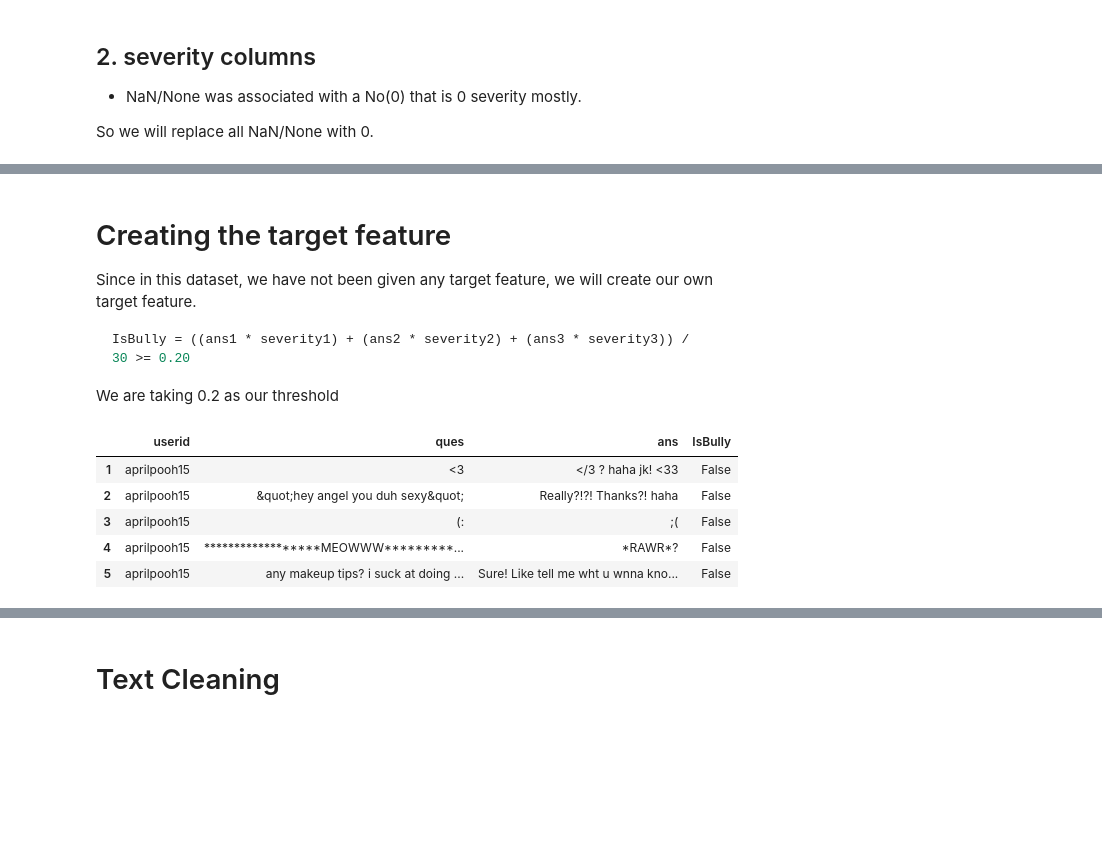
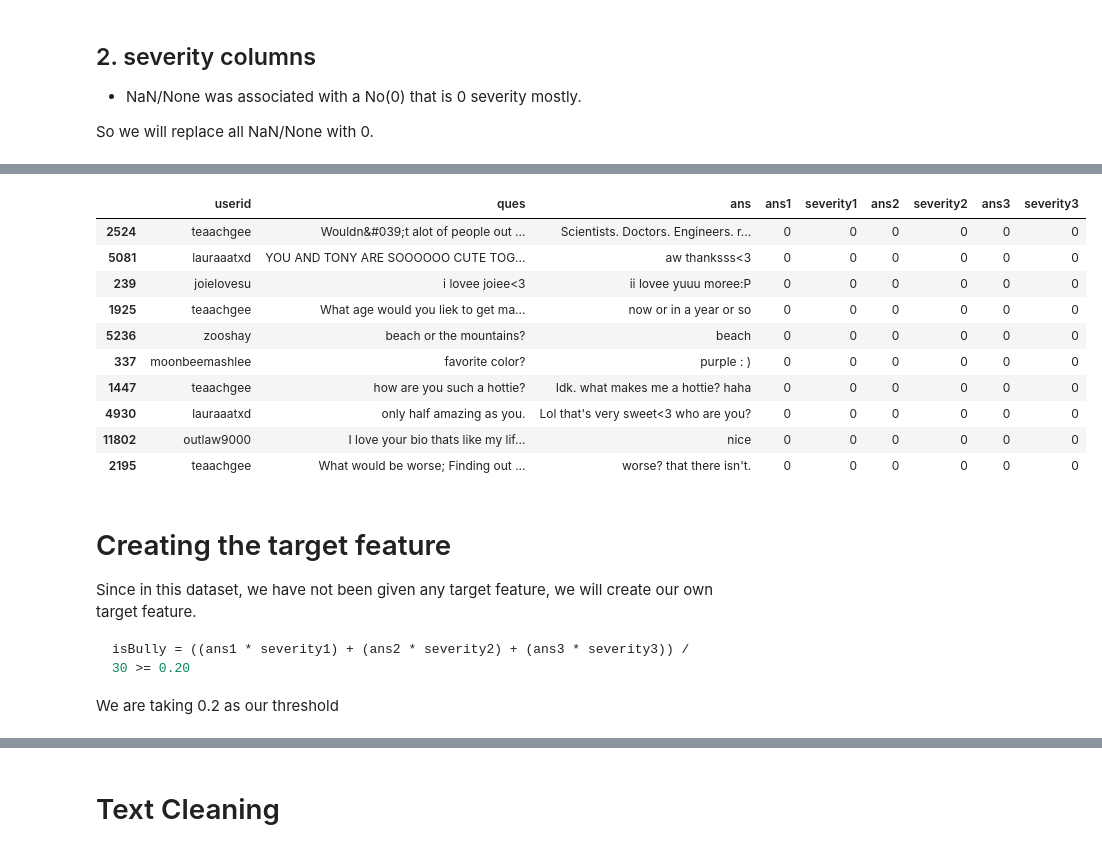
Before and after one commit to ppujari/xcs224u, a Jupyter notebook: detect-cyber-bullying.ipynb, the cells around one changed output, grey strips where cells are left out. Drawn from its saved outputs; the diff is of its cells as text; code cells hidden in the pictures; blank space fills up the shorter version.

````diff
--- a/detect-cyber-bullying.ipynb
+++ b/detect-cyber-bullying.ipynb
@@ -193,9 +117,23 @@ df_dropped.tail()
+# %%
+df.sample(10)
+# %% [output]
+|  | userid | ques | ans | ans1 | severity1 | ans2 | severity2 | ans3 | severity3 |
+| 2524 | teaachgee | Wouldn&#039;t alot of people out ... | Scientists. Doctors. Engineers. r... | 0 | 0 | 0 | 0 | 0 | 0 |
+| 5081 | lauraaatxd | YOU AND TONY ARE SOOOOOO CUTE TOG... | aw thanksss<3 | 0 | 0 | 0 | 0 | 0 | 0 |
+| 239 | joielovesu | i lovee joiee<3 | ii lovee yuuu moree:P | 0 | 0 | 0 | 0 | 0 | 0 |
+| 1925 | teaachgee | What age would you liek to get ma... | now or in a year or so | 0 | 0 | 0 | 0 | 0 | 0 |
+| 5236 | zooshay | beach or the mountains? | beach | 0 | 0 | 0 | 0 | 0 | 0 |
+| 337 | moonbeemashlee | favorite color? | purple : ) | 0 | 0 | 0 | 0 | 0 | 0 |
+| 1447 | teaachgee | how are you such a hottie? | Idk. what makes me a hottie? haha | 0 | 0 | 0 | 0 | 0 | 0 |
+| 4930 | lauraaatxd | only half amazing as you. | Lol that's very sweet<3 who are you? | 0 | 0 | 0 | 0 | 0 | 0 |
+| 11802 | outlaw9000 | I love your bio thats like my lif... | nice | 0 | 0 | 0 | 0 | 0 | 0 |
+| 2195 | teaachgee | What would be worse; Finding out ... | worse? that there isn't. | 0 | 0 | 0 | 0 | 0 | 0 |
 # %% [markdown]
 # Creating the target feature
 Since in this dataset, we have not been given any target feature, we will create our own target feature.
 
 ```python
-IsBully = ((ans1 * severity1) + (ans2 * severity2) + (ans3 * severity3)) / 30 >= 0.20
+isBully = ((ans1 * severity1) + (ans2 * severity2) + (ans3 * severity3)) / 30 >= 0.20
 ```
 
 We are taking 0.2 as our threshold
@@ -208,9 +145,0 @@ df_2 = df_dropped.drop(['ans1', 'severity1','bully1','ans2','severity2','bully2'
-# %%
-df_2.head()
-# %% [output]
-|  | userid | ques | ans | IsBully |
-| 1 | aprilpooh15 | <3 | </3 ? haha jk! <33 | False |
-| 2 | aprilpooh15 | &quot;hey angel you duh sexy&quot; | Really?!?! Thanks?! haha | False |
-| 3 | aprilpooh15 | (: | ;( | False |
-| 4 | aprilpooh15 | ******************MEOWWW*********... | *RAWR*? | False |
-| 5 | aprilpooh15 | any makeup tips? i suck at doing ... | Sure! Like tell me wht u wnna kno... | False |
````
Also changed, not shown: parts of 49 cells of this notebook.
